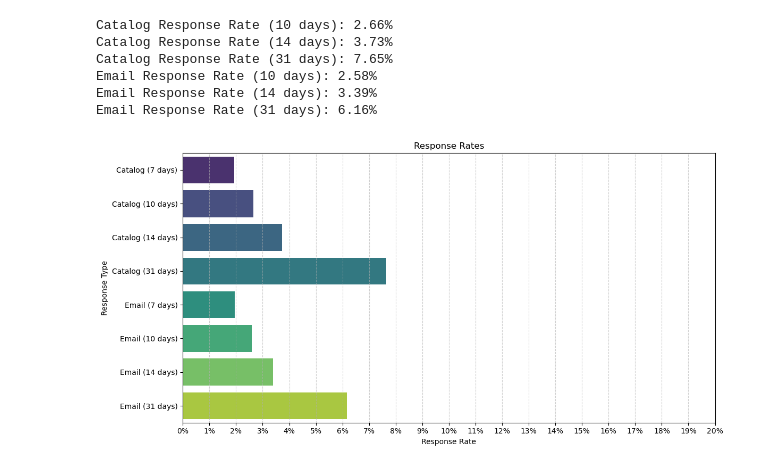
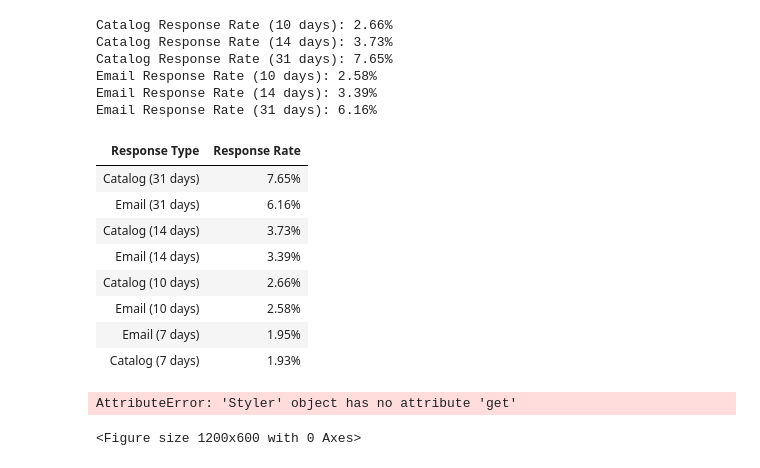
Before and after one commit to YassineOudghiri/dma-group-assignment-1, a Jupyter notebook: code.ipynb, the cells around one changed output. Cells and saved outputs as stored; diff of their text form; code cells hidden in the pictures.

```diff
--- a/code.ipynb
+++ b/code.ipynb
@@ -242,17 +241,0 @@ Catalog Response Rate: 1.93%
-# %%
-# Merge contact_e and order_sub DataFrames on 'Cust_ID' column to find customers who received an email and made a purchase within 7 days.
-email_response = pd.merge(contact_e, order_sub, on='Cust_ID')
-email_response = email_response[(email_response['OrderDate'] >= email_response['ContactDate']) &
-                                (email_response['OrderDate'] <= email_response['ContactDate'] + pd.DateOffset(days=7))]
-
-# Aggregate to find total responses
-responded_email = email_response.groupby('Cust_ID').agg(sum_respond_email=('email_sent', 'sum')).reset_index()
-
-# Total emails sent
-total_emails_sent = contact_e['email_sent'].sum()
-
-# Response rate calculation
-response_rate_email = responded_email['sum_respond_email'].sum() / total_emails_sent
-
-# Print the response rate in percentage
-print(f"Email Response Rate: {response_rate_email:.2%}")
@@ -345,16 +371,29 @@ Catalog Response Rate (31 days): 7.65%
 Email Response Rate (10 days): 2.58%
 Email Response Rate (14 days): 3.39%
 Email Response Rate (31 days): 6.16%
+# %%
+# Create a DataFrame for the response rates
+response_rates = pd.DataFrame({
+    'Response Type': ['Catalog (7 days)', 'Catalog (10 days)', 'Catalog (14 days)', 'Catalog (31 days)', 'Email (7 days)', 'Email (10 days)', 'Email (14 days)', 'Email (31 days)'],
+    'Response Rate': [response_rate_catalog, response_rate_catalog_10, response_rate_catalog_14, response_rate_catalog_31, response_rate_email, response_rate_email_10, response_rate_email_14, response_rate_email_31]
+})
+
+# Apply percentage formatting, loose the index and sort by 'Response Rate' column
+response_rates['Response Rate'] = response_rates['Response Rate'].apply(lambda x: f"{x:.2%}")
+response_rates = response_rates.sort_values(by='Response Rate', ascending=False).reset_index(drop=True)
+response_rates = response_rates.style.hide(axis='index')
+response_rates
+# %% [output]
+| Response Type | Response Rate |
+| Catalog (31 days) | 7.65% |
+| Email (31 days) | 6.16% |
+| Catalog (14 days) | 3.73% |
+| Email (14 days) | 3.39% |
+| Catalog (10 days) | 2.66% |
+| Email (10 days) | 2.58% |
+| Email (7 days) | 1.95% |
+| Catalog (7 days) | 1.93% |
 # %%
-# Create a DataFrame for the response rates
-response_rates = pd.DataFrame({
-    'Response Type': ['Catalog (7 days)', 'Catalog (10 days)', 'Catalog (14 days)', 'Catalog (31 days)', 'Email (7 days)', 'Email (10 days)', 'Email (14 days)', 'Email (31 days)'],
-    'Response Rate': [response_rate_catalog, response_rate_catalog_10, response_rate_catalog_14, response_rate_catalog_31, response_rate_email, response_rate_email_10, response_rate_email_14, response_rate_email_31]
-})
-
-# Apply percentage formatting
-response_rates['Response Rate'] = pd.to_numeric(response_rates['Response Rate'].astype(str).str.rstrip('%'))
-
 # Plot the response rates
 plt.figure(figsize=(12, 6))
 sns.barplot(x='Response Rate', y='Response Type', data=response_rates, palette='viridis')
@@ -368,5 +407,9 @@ plt.tight_layout()
 
 # Display the plot
 plt.show()
+
+# Print the response rates DataFrame with percentage formatting in a nice tabular format without the index column
+response_rates.style.format({'Response Rate': '{:.2%}'}).hide(axis='index')
 # %% [output]
-[figure, removed]
+AttributeError: 'Styler' object has no attribute 'get'
+<Figure size 1200x600 with 0 Axes>
```
Also changed, not shown: parts of 16 cells of this notebook.
